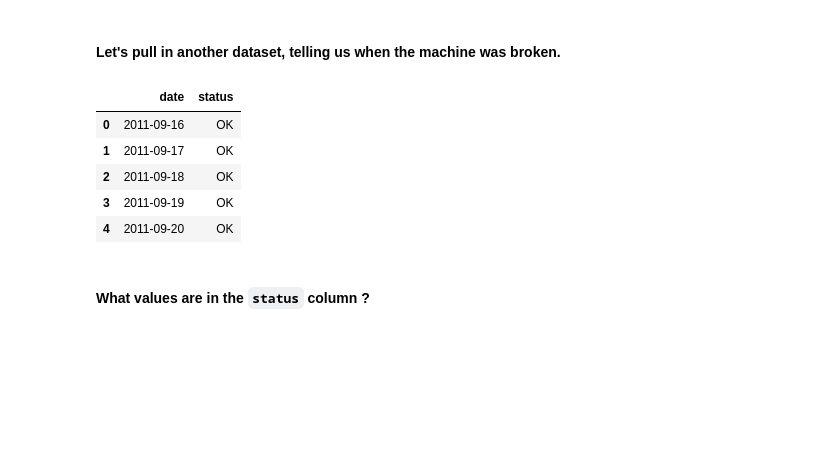
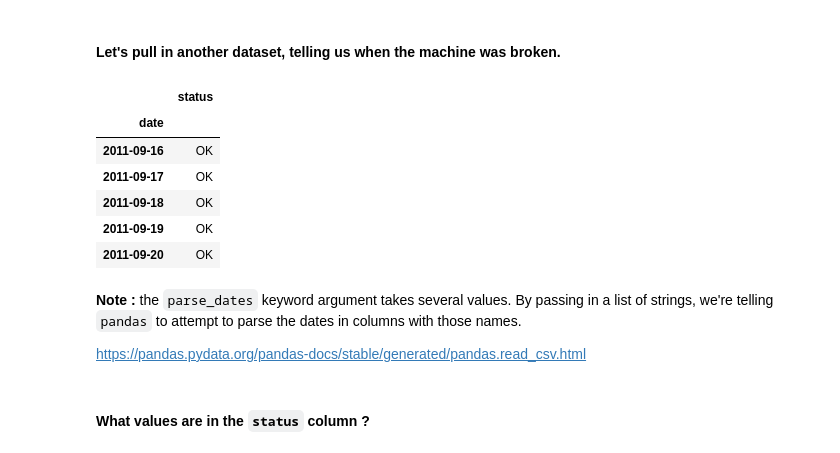
Before and after one commit to QCaudron/pydata_pandas, a Jupyter notebook: coffee_analysis_solution.ipynb, the cells around one changed output. Cells and saved outputs as stored; diff of their text form; code cells hidden in the pictures; blank space fills up the shorter version.

```diff
--- a/coffee_analysis_solution.ipynb
+++ b/coffee_analysis_solution.ipynb
@@ -381,15 +383,22 @@ data.contributor.value_counts().plot(kind="bar")
 # %% [markdown]
 #### Let's pull in another dataset, telling us when the machine was broken.
 # %%
-machine_status = pd.read_csv("data/coffee_status.csv")
+# pd.read_csv(); try using parse_dates as kwarg; also pass index_col
+machine_status = pd.read_csv("data/coffee_status.csv", parse_dates=["date"], index_col="date")
+
 machine_status.head()
 # %% [output]
-|  | date | status |
-| 0 | 2011-09-16 | OK |
-| 1 | 2011-09-17 | OK |
-| 2 | 2011-09-18 | OK |
-| 3 | 2011-09-19 | OK |
-| 4 | 2011-09-20 | OK |
+|  | status |
+| date |  |
+| 2011-09-16 | OK |
+| 2011-09-17 | OK |
+| 2011-09-18 | OK |
+| 2011-09-19 | OK |
+| 2011-09-20 | OK |
+# %% [markdown]
+**Note :** the `parse_dates` keyword argument takes several values. By passing in a list of strings, we're telling `pandas` to attempt to parse the dates in columns with those names.
+
+https://pandas.pydata.org/pandas-docs/stable/generated/pandas.read_csv.html
 # %% [markdown]
 #### What values are in the `status` column ?
 # %%
```
Also changed, not shown: parts of 12 cells of this notebook.
